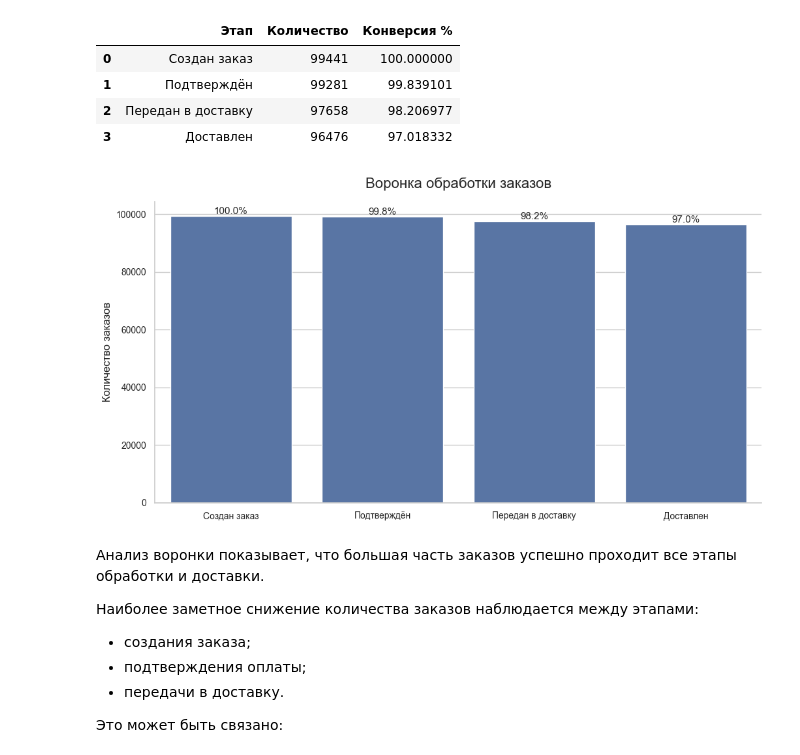
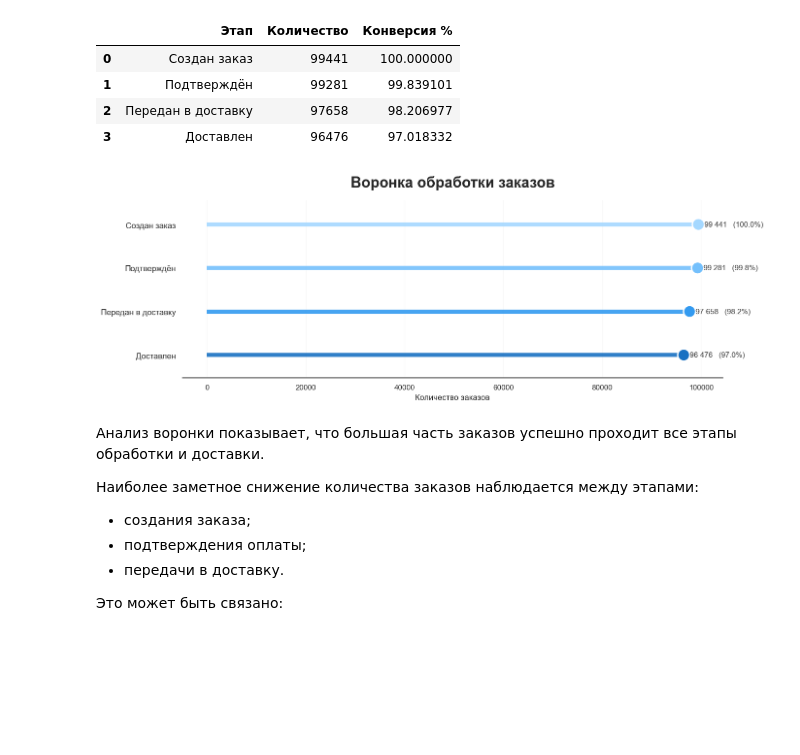
Before and after one commit to Malentaaa/product-analytics-project, a Jupyter notebook: project.ipynb, the cells around one changed output. Saved outputs shown, nothing was run; the diff lists cells and outputs as text; code cells hidden in the pictures; blank space fills up the shorter version.

```diff
--- a/project.ipynb
+++ b/project.ipynb
@@ -1235,32 +1343,89 @@ funnel_df
 | 2 | Передан в доставку | 97658 | 98.206977 |
 | 3 | Доставлен | 96476 | 97.018332 |
 # %%
-plt.figure(figsize=(12,6))
+funnel_plot = funnel_df.copy().iloc[::-1]
 
-ax = sns.barplot(
-    data=funnel_df,
-    x='Этап',
-    y='Количество'
+fig, ax = plt.subplots(figsize=(14, 5), dpi=100)
+
+# palette
+colors = [
+    '#1971C2',
+    '#339AF0',
+    '#74C0FC',
+    '#A5D8FF'
+]
+
+# позиции Y — еще компактнее
+y_pos = [0, 0.38, 0.76, 1.14]
+
+# линии
+ax.hlines(
+    y=y_pos,
+    xmin=0,
+    xmax=funnel_plot['Количество'],
+
+    color=colors,
+    linewidth=6,
+    alpha=0.9
 )
 
-plt.title('Воронка обработки заказов', pad=15)
-plt.xlabel('')
-plt.ylabel('Количество заказов')
+# точки
+ax.scatter(
+    funnel_plot['Количество'],
+    y_pos,
+    s=320,
+    color=colors,
+    edgecolors='white',
+    linewidths=2,
+    zorder=3
+)
 
-for i, row in funnel_df.iterrows():
+# подписи справа
+for i, row in enumerate(funnel_plot.itertuples()):
+
     ax.text(
-        i,
-        row['Количество'],
-        f"{row['Конверсия %']:.1f}%",
-        ha='center',
-        va='bottom',
-        fontsize=11
+        row.Количество + 1200,
+        y_pos[i],
+        f"{row.Количество:,}".replace(',', ' ')
+        + f"   ({row._3:.1f}%)",
+        va='center',
+        fontsize=11,
+        color='#333333'
     )
 
-sns.despine()
+# оси
+ax.set_yticks(y_pos)
+ax.set_yticklabels(
+    funnel_plot['Этап'],
+    fontsize=12
+)
+
+# title
+ax.set_title(
+    'Воронка обработки заказов',
+    fontsize=22,
+    weight='bold',
+    pad=20
+)
+
+ax.set_xlabel('Количество заказов')
+ax.set_ylabel('')
+
+# limits
+ax.set_ylim(-0.2, 1.35)
+
+# стиль
+ax.spines['top'].set_visible(False)
+ax.spines['right'].set_visible(False)
+ax.spines['left'].set_visible(False)
+
+ax.grid(axis='y', alpha=0)
+ax.grid(axis='x', alpha=0.12)
+
+plt.tight_layout()
 plt.show()
 # %% [output]
-[figure, old version]
+[figure, new version]
 # %% [markdown]
 Анализ воронки показывает, что большая часть заказов успешно проходит все этапы обработки и доставки.
 
```
Also changed, not shown: parts of 6 cells of this notebook.
